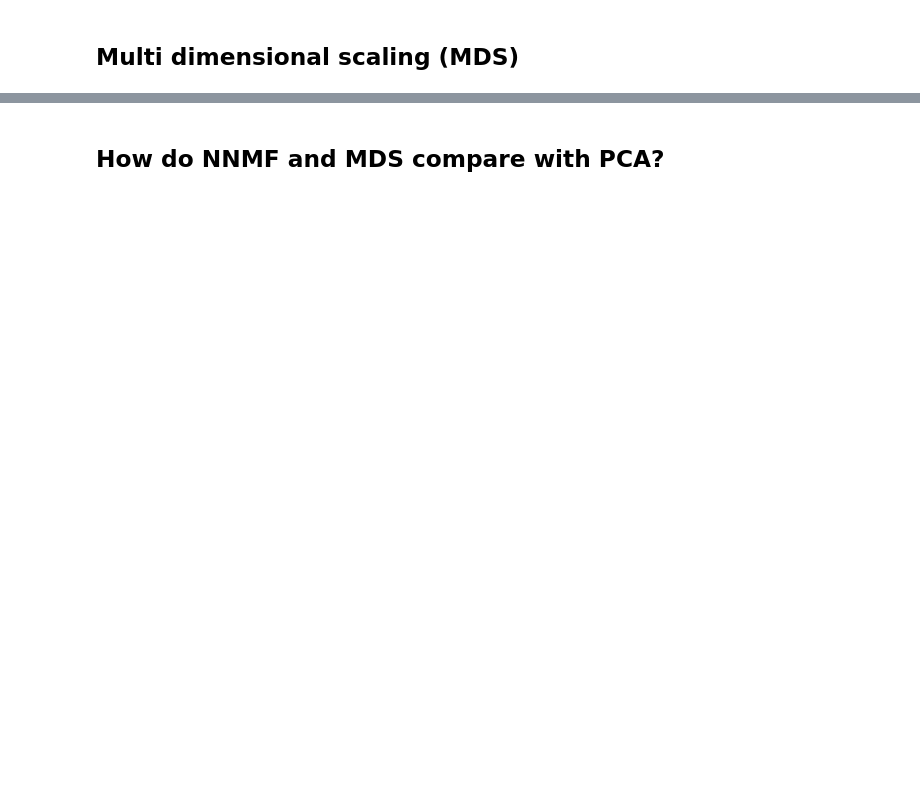
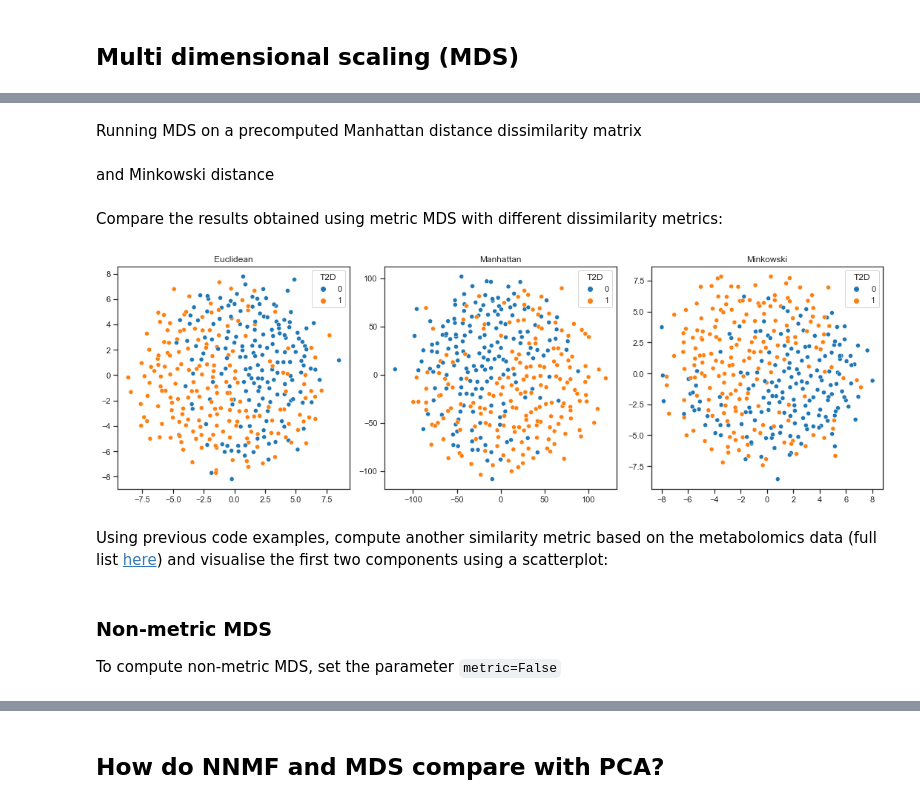
Before and after one commit to ICL-BMB-BiDS/BIDS3-DimensionReduction2, a Jupyter notebook: DimensionReduction2_Answers.ipynb, the cells around one changed output, grey strips where cells are left out. Drawn from its saved outputs; the diff is of its cells as text; code cells hidden in the pictures; blank space fills up the shorter version.

```diff
--- a/DimensionReduction2_Answers.ipynb
+++ b/DimensionReduction2_Answers.ipynb
@@ -205,0 +266,34 @@ plt.show()
+# %% [markdown]
+Running MDS on a precomputed Manhattan distance dissimilarity matrix
+# %%
+manhattan_dist = DistanceMetric.get_metric('manhattan').pairwise(diabetes_urine_metab.iloc[:, 6:])
+
+embedding_manhattan = MDS(n_components=2, metric=True, dissimilarity="precomputed")
+MDS_manhattan = embedding_manhattan.fit_transform(manhattan_dist)
+# %% [markdown]
+and Minkowski distance
+# %%
+minkowski_dist = DistanceMetric.get_metric('minkowski').pairwise(diabetes_urine_metab.iloc[:, 6:])
+
+embedding_minkowski = MDS(n_components=2, metric=True, dissimilarity="precomputed")
+MDS_minkowski = embedding_minkowski.fit_transform(minkowski_dist)
+# %% [markdown]
+Compare the results obtained using metric MDS with different dissimilarity metrics:
+# %%
+fig, (ax1, ax2, ax3) = plt.subplots(1, 3, figsize=(15, 5))
+
+sns.scatterplot(x=embedding_euclidean[:, 0], y=embedding_euclidean[:, 1], hue=diabetes_urine_metab["T2D"], ax=ax1)
+ax1.set_title("Euclidean")
+
+sns.scatterplot(x=MDS_manhattan[:, 0], y=MDS_manhattan[:, 1], hue=diabetes_urine_metab["T2D"], ax=ax2)
+ax2.set_title("Manhattan")
+
+sns.scatterplot(x=MDS_minkowski[:, 0], y=MDS_minkowski[:, 1], hue=diabetes_urine_metab["T2D"], ax=ax3)
+ax3.set_title("Minkowski")
+
+plt.tight_layout()
+plt.show()
+# %% [output]
+[figure, added]
+# %% [markdown]
+Using previous code examples, compute another similarity metric based on the metabolomics data (full list [here](https://scikit-learn.org/0.24/modules/generated/sklearn.neighbors.DistanceMetric.html)) and visualise the first two components using a scatterplot:
@@ -205,0 +302,3 @@ plt.show()
+# %% [markdown]
+### Non-metric MDS
+To compute non-metric MDS, set the parameter `metric=False`
```
Also changed, not shown: parts of 33 cells of this notebook.
